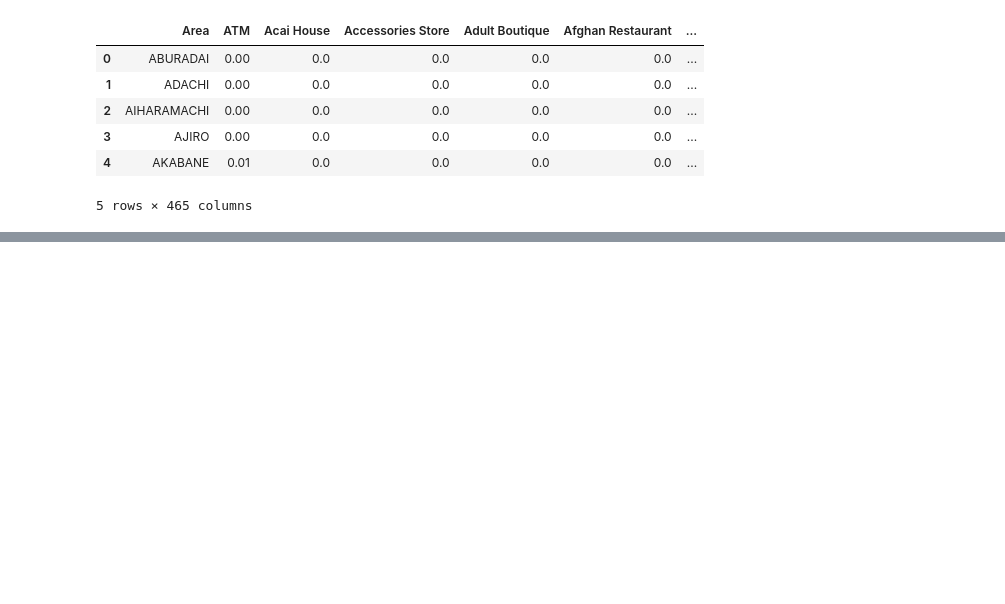
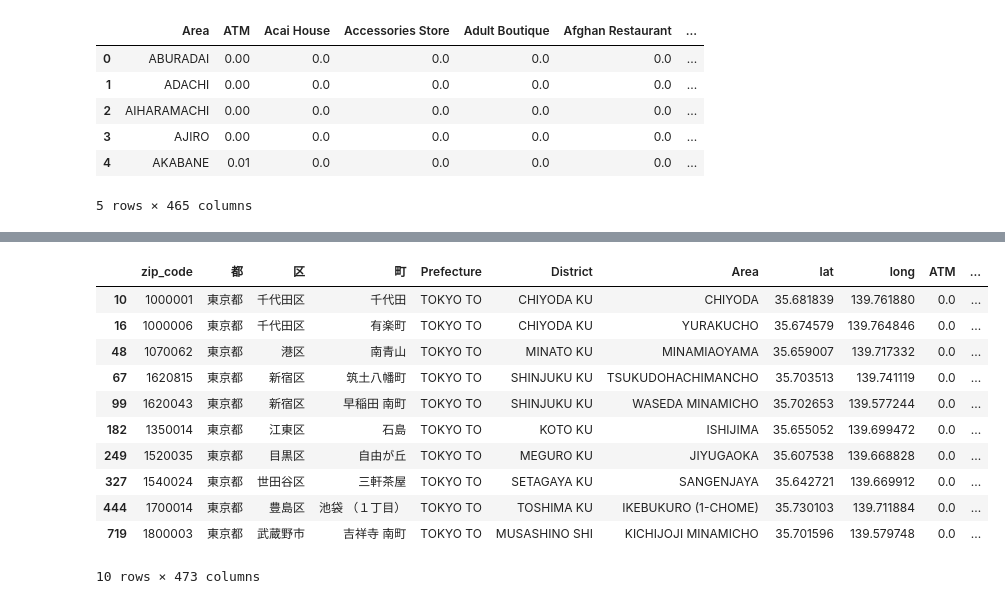
Before and after one commit to HIKARU8150/Coursera_Capstone, a Jupyter notebook: Project/find_new_campus.ipynb, the cells around one changed output, grey strips where cells are left out. Saved outputs shown, nothing was run; the diff lists cells and outputs as text; code cells hidden in the pictures; blank space fills up the shorter version.

Commit message:
implement cosine similarity

```diff
--- a/Project/find_new_campus.ipynb
+++ b/Project/find_new_campus.ipynb
@@ -102,0 +142,8 @@ map_tokyo
+# %%
+#make vectors
+drop_col = ["都", "区", "町", "Prefecture", "District", "Area", "lat", "long"]
+
+zip_vector = zip_neighbor.drop(drop_col, axis = 1)
+
+zip_vector_T = zip_vector.set_index("zip_code").T
+zip_vector_T.head()
@@ -102,0 +158,5 @@ map_tokyo
+# %%
+campus_zip_vector = campus_zip_shibuya.drop(drop_col, axis = 1)
+
+campus_zip_vector_T = campus_zip_vector.set_index("zip_code").T
+campus_zip_vector_T.head()
@@ -102,0 +170,39 @@ map_tokyo
+# %%
+campus_vec = np.array(campus_zip_vector_T[1500002])
+
+# compare the campus vector with the other vectors and store the similarity score in a dict
+cos_sim_dict = {}
+for zip_code in zip_vector_T.columns:
+    comp_vec = np.array(zip_vector_T[zip_code])
+    score = cos_sim(campus_vec, comp_vec)
+    cos_sim_dict[str(zip_code)] = score
+
+# re-roder the score in descending order and store them in a list
+cos_score_sorted = sorted(cos_sim_dict.items(), key=lambda x:x[1], reverse = True)
+# %%
+# a function to retrieve zip codes from the list
+def retrieve_zip(top_n, score_list):
+    zip_list = []
+    for i in range(top_n):
+        zip_list.append(score_list[i][0])
+
+    return zip_list
+# %%
+# retrieve top 10 most similar areas to the campus
+similar_area_zip = retrieve_zip(10, cos_score_sorted)
+
+similar_area = zip_neighbor.query('zip_code == {}'.format(similar_area_zip))
+similar_area
+# %% [output]
+|  | zip_code | 都 | 区 | 町 | Prefecture | District | Area | lat | long | ATM | ... |
+| 10 | 1000001 | 東京都 | 千代田区 | 千代田 | TOKYO TO | CHIYODA KU | CHIYODA | 35.681839 | 139.761880 | 0.0 | ... |
+| 16 | 1000006 | 東京都 | 千代田区 | 有楽町 | TOKYO TO | CHIYODA KU | YURAKUCHO | 35.674579 | 139.764846 | 0.0 | ... |
+| 48 | 1070062 | 東京都 | 港区 | 南青山 | TOKYO TO | MINATO KU | MINAMIAOYAMA | 35.659007 | 139.717332 | 0.0 | ... |
+| 67 | 1620815 | 東京都 | 新宿区 | 筑土八幡町 | TOKYO TO | SHINJUKU KU | TSUKUDOHACHIMANCHO | 35.703513 | 139.741119 | 0.0 | ... |
+| 99 | 1620043 | 東京都 | 新宿区 | 早稲田 南町 | TOKYO TO | SHINJUKU KU | WASEDA MINAMICHO | 35.702653 | 139.577244 | 0.0 | ... |
+| 182 | 1350014 | 東京都 | 江東区 | 石島 | TOKYO TO | KOTO KU | ISHIJIMA | 35.655052 | 139.699472 | 0.0 | ... |
+| 249 | 1520035 | 東京都 | 目黒区 | 自由が丘 | TOKYO TO | MEGURO KU | JIYUGAOKA | 35.607538 | 139.668828 | 0.0 | ... |
+| 327 | 1540024 | 東京都 | 世田谷区 | 三軒茶屋 | TOKYO TO | SETAGAYA KU | SANGENJAYA | 35.642721 | 139.669912 | 0.0 | ... |
+| 444 | 1700014 | 東京都 | 豊島区 | 池袋 （１丁目） | TOKYO TO | TOSHIMA KU | IKEBUKURO (1-CHOME) | 35.730103 | 139.711884 | 0.0 | ... |
+| 719 | 1800003 | 東京都 | 武蔵野市 | 吉祥寺 南町 | TOKYO TO | MUSASHINO SHI | KICHIJOJI MINAMICHO | 35.701596 | 139.579748 | 0.0 | ... |
+10 rows × 473 columns
```
Also changed, not shown: parts of 14 cells of this notebook, 2 other files.
